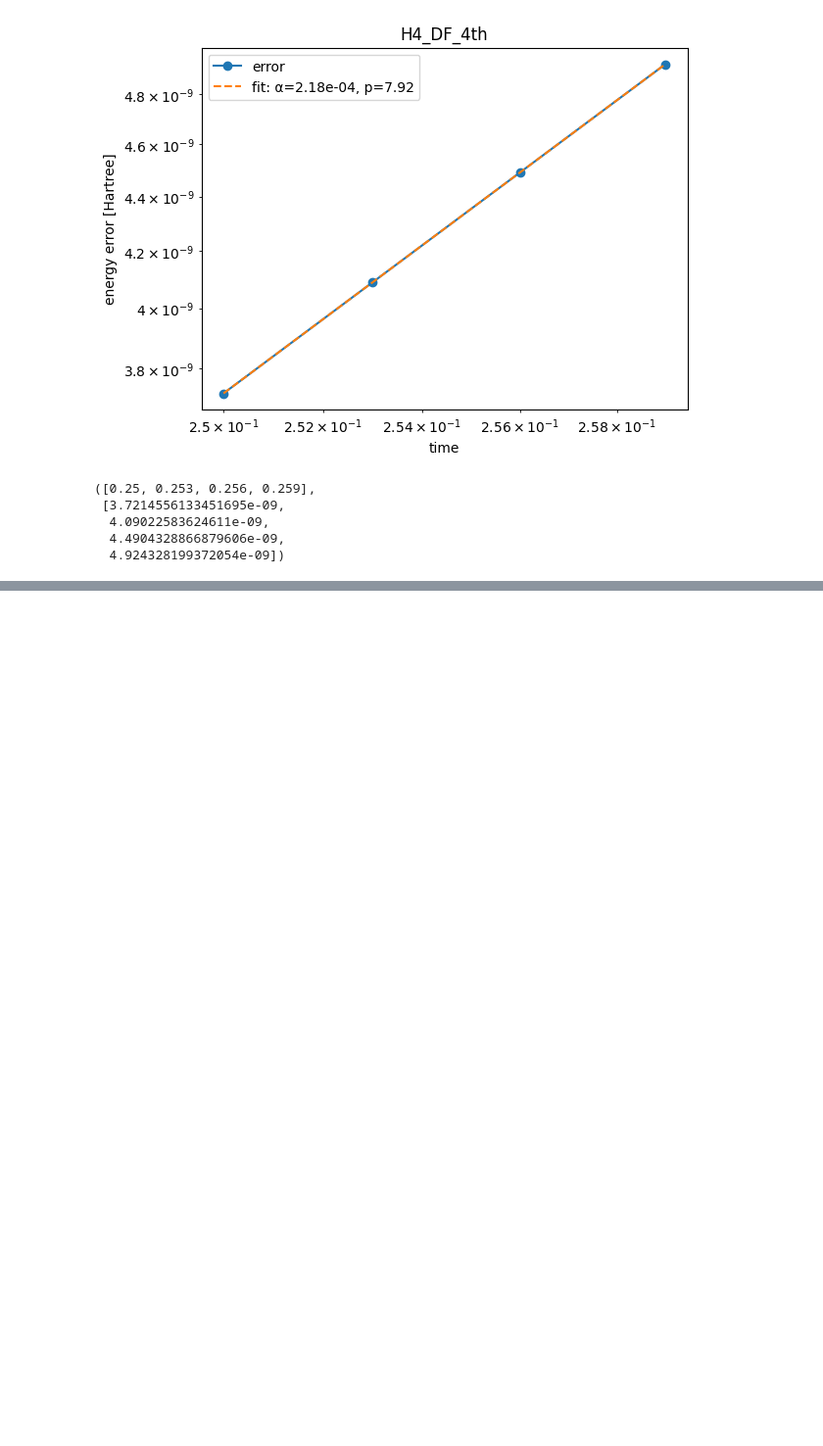
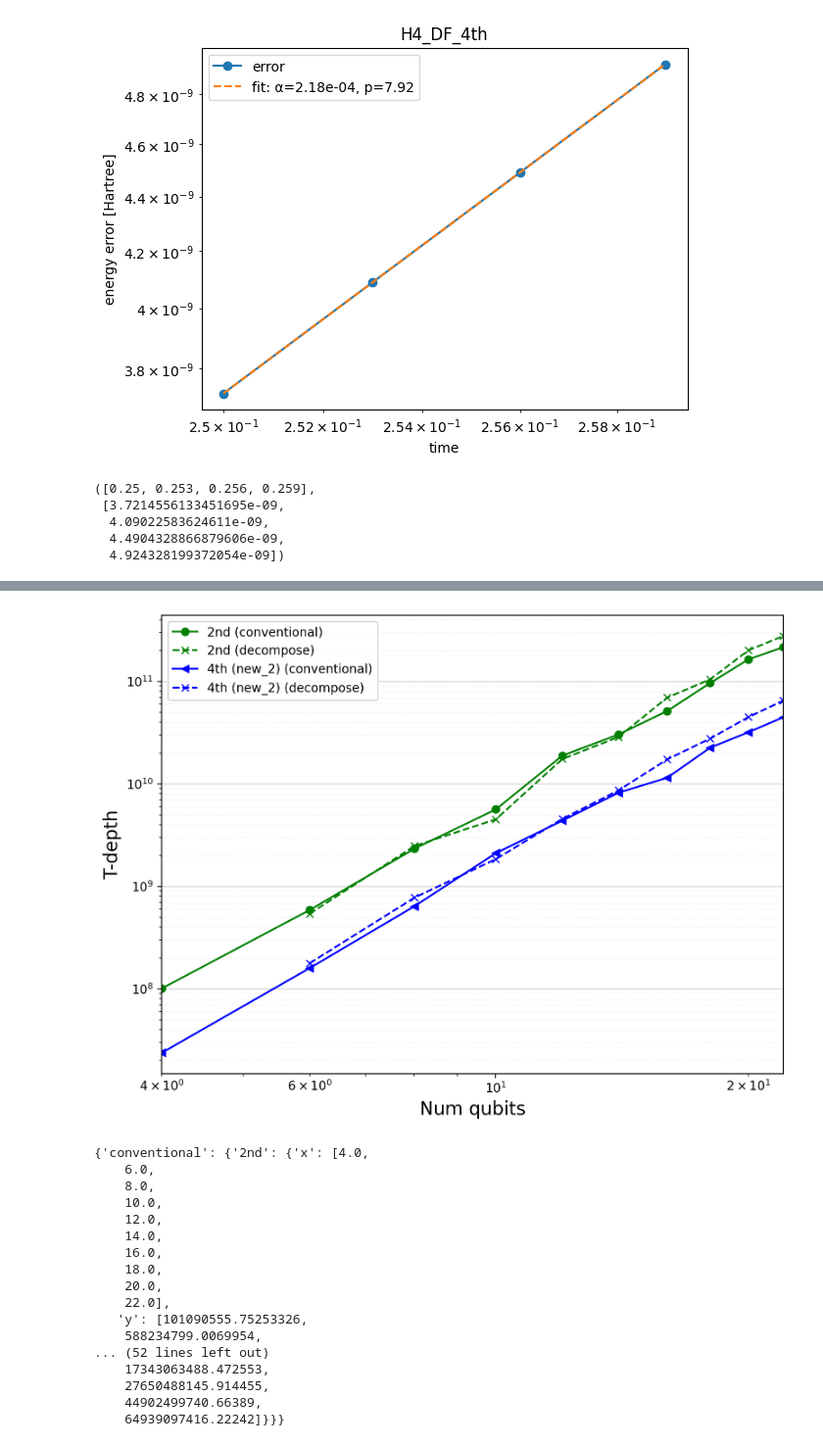
Before and after one commit to HIROMU1015/Evaluation_numGate_highorder_DF, a Jupyter notebook: trotter_DF.ipynb, the cells around one changed output, grey strips where cells are left out. Shown at 98% size. Saved outputs shown, nothing was run; the diff lists cells and outputs as text; code cells hidden in the pictures; blank space fills up the shorter version.

```diff
--- a/trotter_DF.ipynb
+++ b/trotter_DF.ipynb
@@ -374,0 +537,11 @@ pauli rotations (QC-GR circuit): 1116
+# %%
+from trotterlib.cost_extrapolation import (
+    t_depth_extrapolation_compare_conventional_decompose,
+)
+
+t_depth_extrapolation_compare_conventional_decompose(
+    Hchain=11,
+    n_w_list=["2nd", "4th(new_2)"],
+    source="gr",
+)
+# %% [output]
@@ -374,0 +565,18 @@ pauli rotations (QC-GR circuit): 1116
+[figure, added]
+{'conventional': {'2nd': {'x': [4.0,
+    6.0,
+    8.0,
+    10.0,
+    12.0,
+    14.0,
+    16.0,
+    18.0,
+    20.0,
+    22.0],
+   'y': [101090555.75253326,
+    588234799.0069954,
+... (52 lines left out)
+    17343063488.472553,
+    27650488145.914455,
+    44902499740.66389,
+    64939097416.22242]}}}
```
Also changed, not shown: parts of 10 cells of this notebook, 8 other files.
